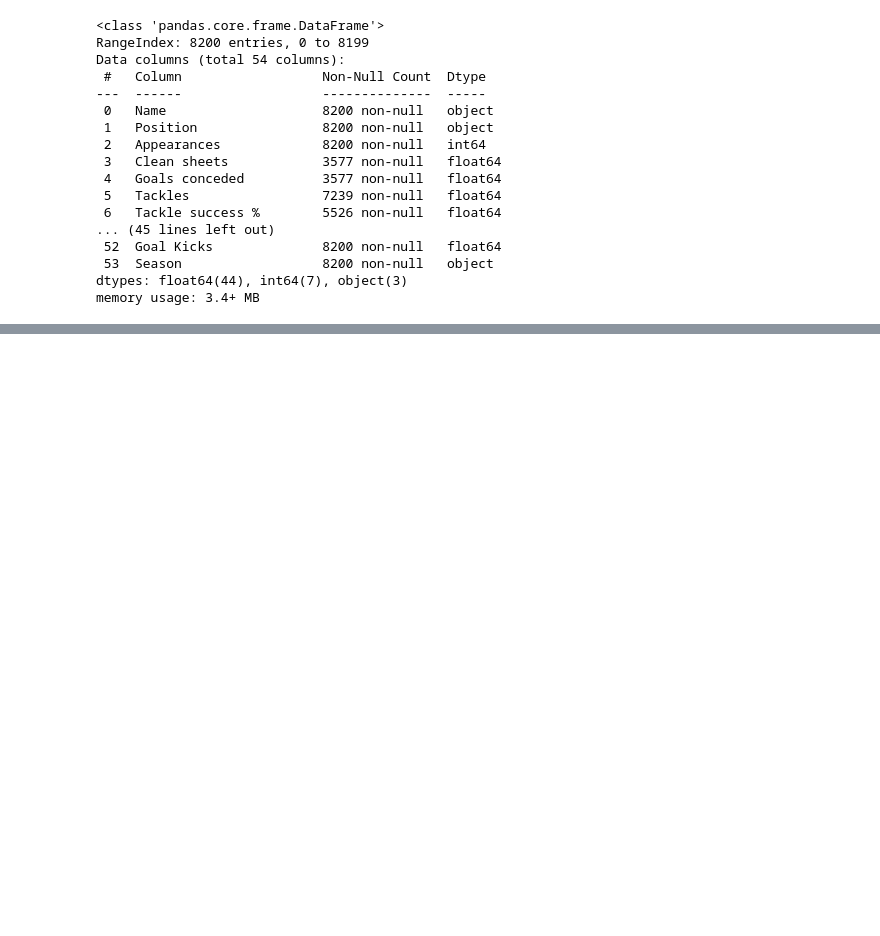
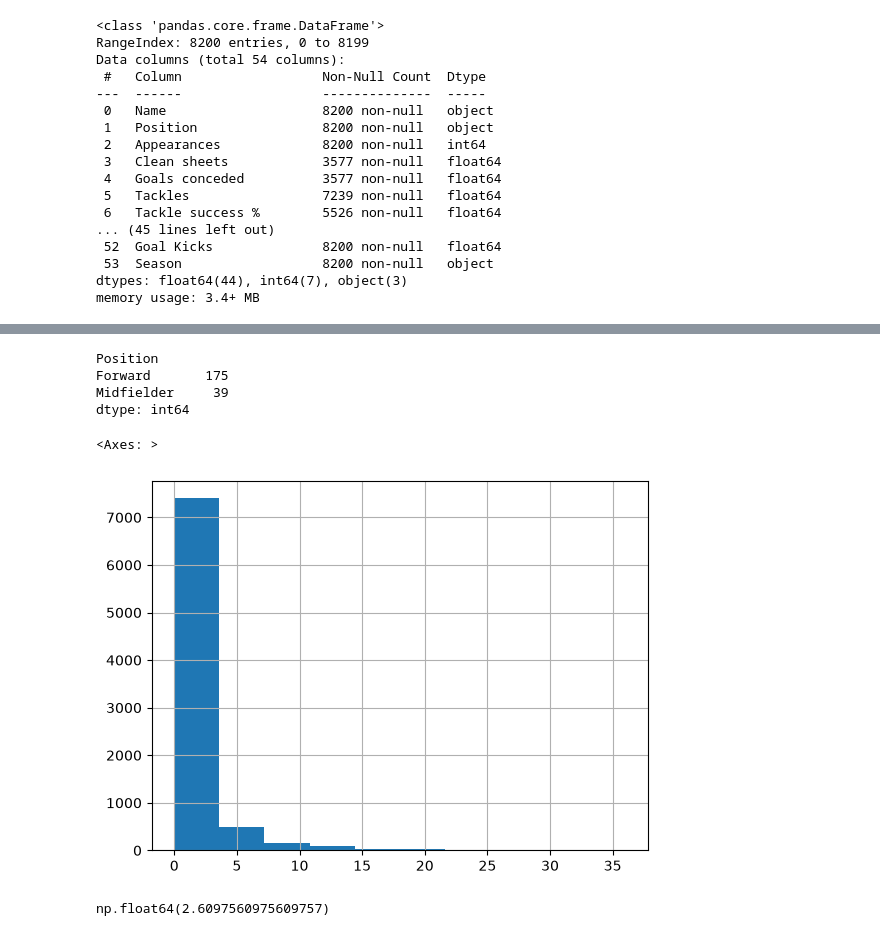
Before and after one commit to garethrogers28/premier-league-predictor, a Jupyter notebook: jupyter_notebooks/03_Exploratory_Data_Analysis.ipynb, the cells around one changed output, grey strips where cells are left out. Cells and saved outputs as stored; diff of their text form; code cells hidden in the pictures; blank space fills up the shorter version.

Commit message:
Explore goal distribution and target variable

```diff
--- a/jupyter_notebooks/03_Exploratory_Data_Analysis.ipynb
+++ b/jupyter_notebooks/03_Exploratory_Data_Analysis.ipynb
@@ -105,0 +223,16 @@ memory usage: 3.4+ MB
+# %%
+df[df["Goals"] >= 10].groupby("Position").size()
+# %% [output]
+Position
+Forward       175
+Midfielder     39
+dtype: int64
+# %%
+df["Goals"].hist()
+# %% [output]
+<Axes: >
+[figure, added]
+# %%
+(df["Goals"] >= 10).mean() * 100
+# %% [output]
+np.float64(2.6097560975609757)
```
Also changed, not shown: parts of 14 cells of this notebook.
